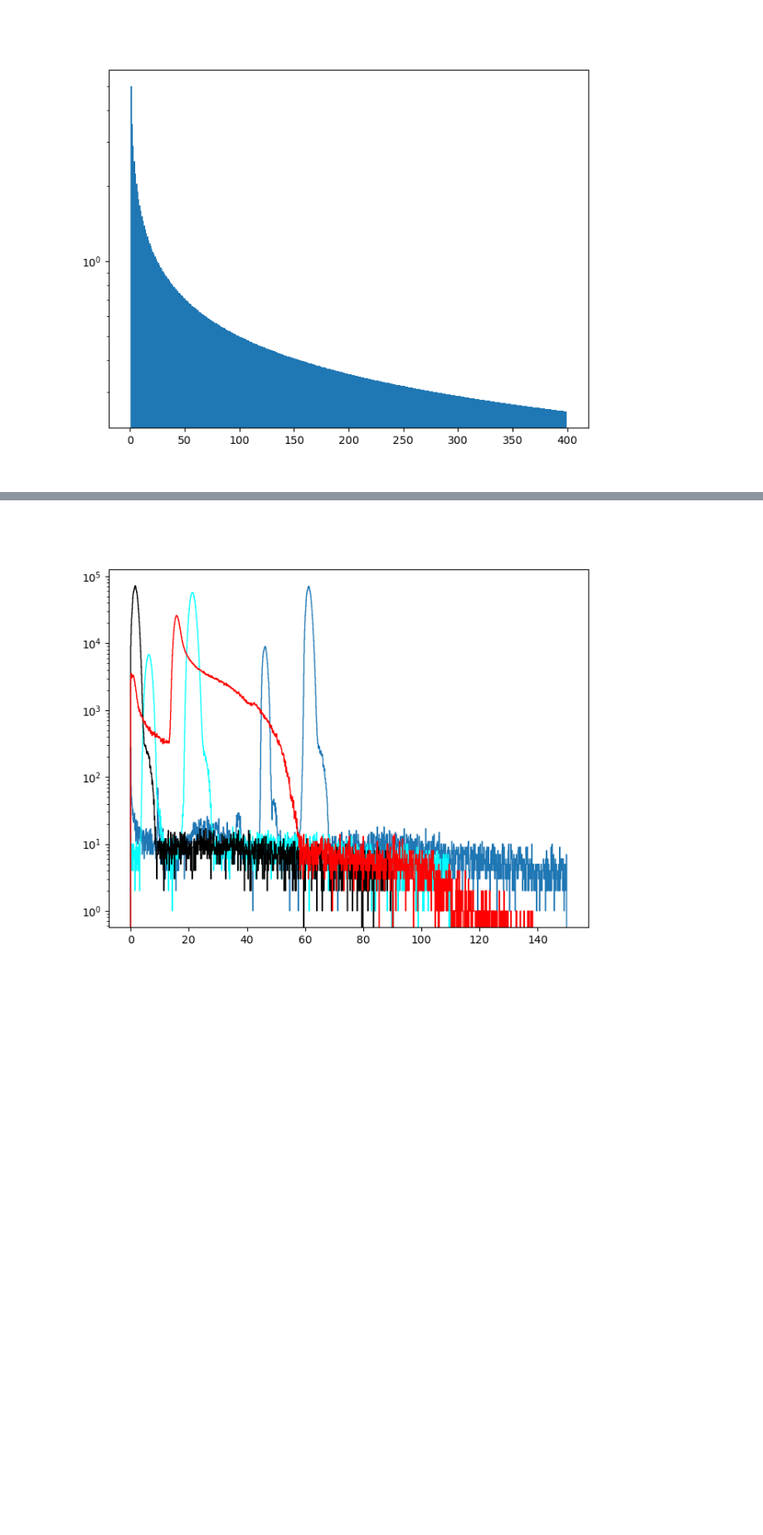
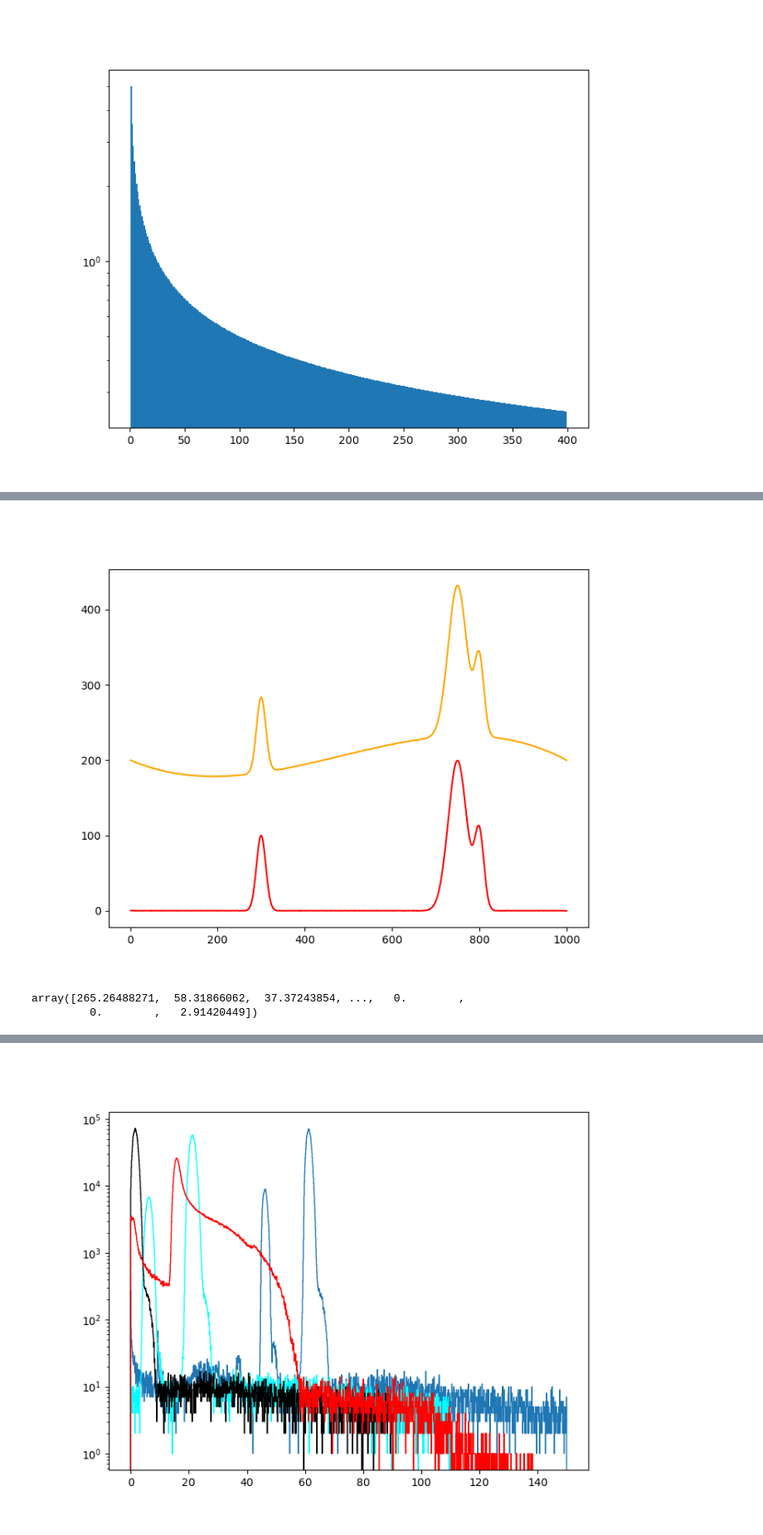
Before and after one commit to mmonajem/pyoxcart, a Jupyter notebook: pyccapt/calibration/tutorials/jupyter_files/develop.ipynb, the cells around one changed output, grey strips where cells are left out. Shown at 83% size. Cells and saved outputs as stored; diff of their text form; code cells hidden in the pictures; blank space fills up the shorter version.

```diff
--- a/pyccapt/calibration/tutorials/jupyter_files/develop.ipynb
+++ b/pyccapt/calibration/tutorials/jupyter_files/develop.ipynb
@@ -745,0 +792,54 @@ ax1.set_yscale('log')
+# %%
+from scipy import sparse
+from scipy.sparse import linalg
+import numpy as np
+from numpy.linalg import norm
+
+
+def baseline_arPLS(y, ratio=1e-6, lam=100, niter=10, full_output=False):
+    L = len(y)
+
+    diag = np.ones(L - 2)
+    D = sparse.spdiags([diag, -2*diag, diag], [0, -1, -2], L, L - 2)
+
+    H = lam * D.dot(D.T)  # The transposes are flipped w.r.t the Algorithm on pg. 252
+
+    w = np.ones(L)
+    W = sparse.spdiags(w, 0, L, L)
+
+    crit = 1
+    count = 0
+
+    while crit > ratio:
+        z = linalg.spsolve(W + H, W * y)
+        d = y - z
+        dn = d[d < 0]
+
+        m = np.mean(dn)
+        s = np.std(dn)
+
+        w_new = 1 / (1 + np.exp(2 * (d - (2*s - m))/s))
+
+        crit = norm(w_new - w) / norm(w)
+
+        w = w_new
+        W.setdiag(w)  # Do not create a new matrix, just update diagonal values
+
+        count += 1
+
+        if count > niter:
+            print('Maximum number of iterations exceeded')
+            break
+
+    if full_output:
+        info = {'num_iter': count, 'stop_criterion': crit}
+        return z, d, info
+    else:
+        return z
+# %% [output]
+[figure, added]
+# %%
+yy
+# %% [output]
+array([265.26488271,  58.31866062,  37.37243854, ...,   0.        ,
+         0.        ,   2.91420449])
```
Also changed, not shown: parts of 5 cells of this notebook, 27 other files.
